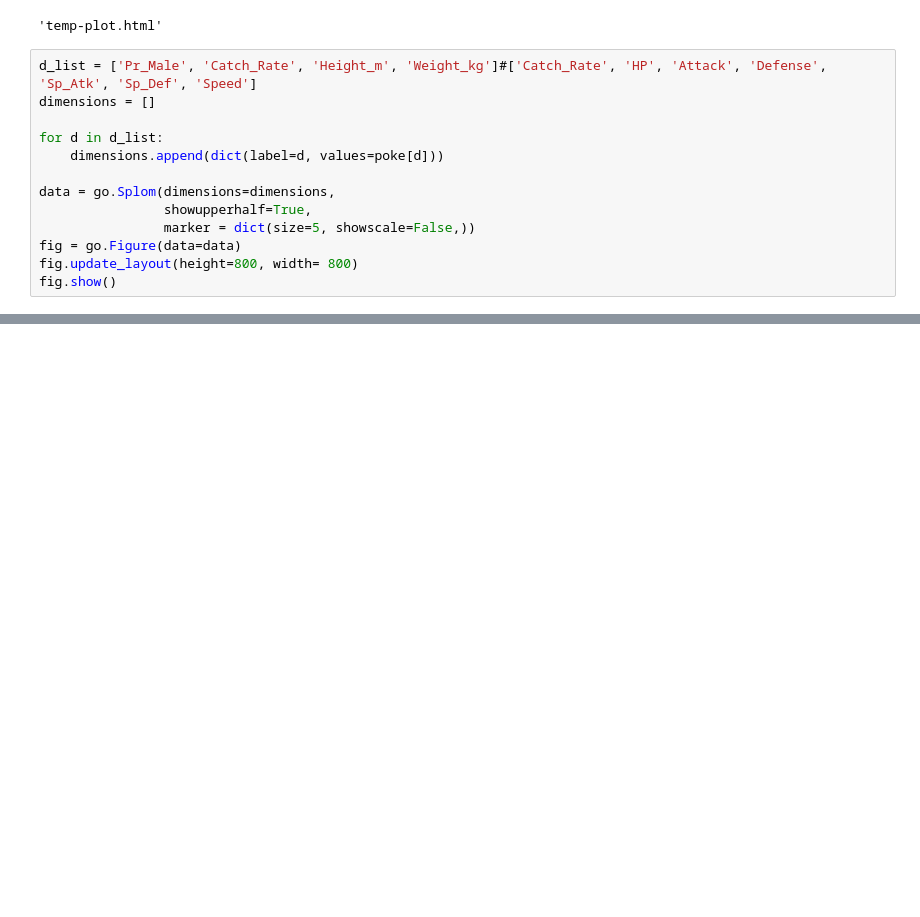
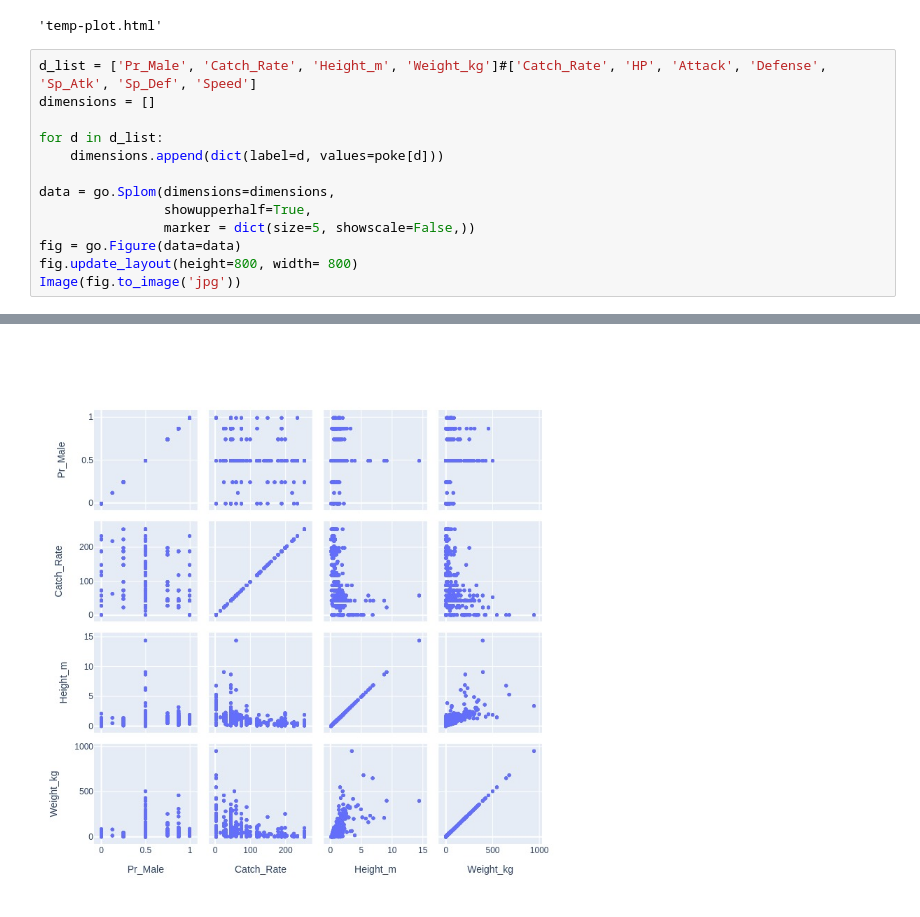
Before and after one commit to SergioSJS/data_science_portfolio, a Jupyter notebook: pokemon-data-analysing/Pokeanalysis.ipynb, the cells around one changed output, grey strips where cells are left out. Drawn from its saved outputs; the diff is of its cells as text; blank space fills up the shorter version.

```diff
--- a/pokemon-data-analysing/Pokeanalysis.ipynb
+++ b/pokemon-data-analysing/Pokeanalysis.ipynb
@@ -302,5 +290,5 @@ data = go.Splom(dimensions=dimensions,
                 marker = dict(size=5, showscale=False,))
 fig = go.Figure(data=data)
 fig.update_layout(height=800, width= 800)
-fig.show()
+Image(fig.to_image('jpg'))
 # %% [output]
@@ -308,3 +295,4 @@ fig.show()
+[figure, added]
 # %%
 d_list = ['Pr_Male', 'Catch_Rate', 'Type_1', 'Weight_kg']#['Catch_Rate', 'HP', 'Attack', 'Defense', 'Sp_Atk', 'Sp_Def', 'Speed']
 dimensions = []
```
Also changed, not shown: parts of 7 cells of this notebook, 1 other file.
